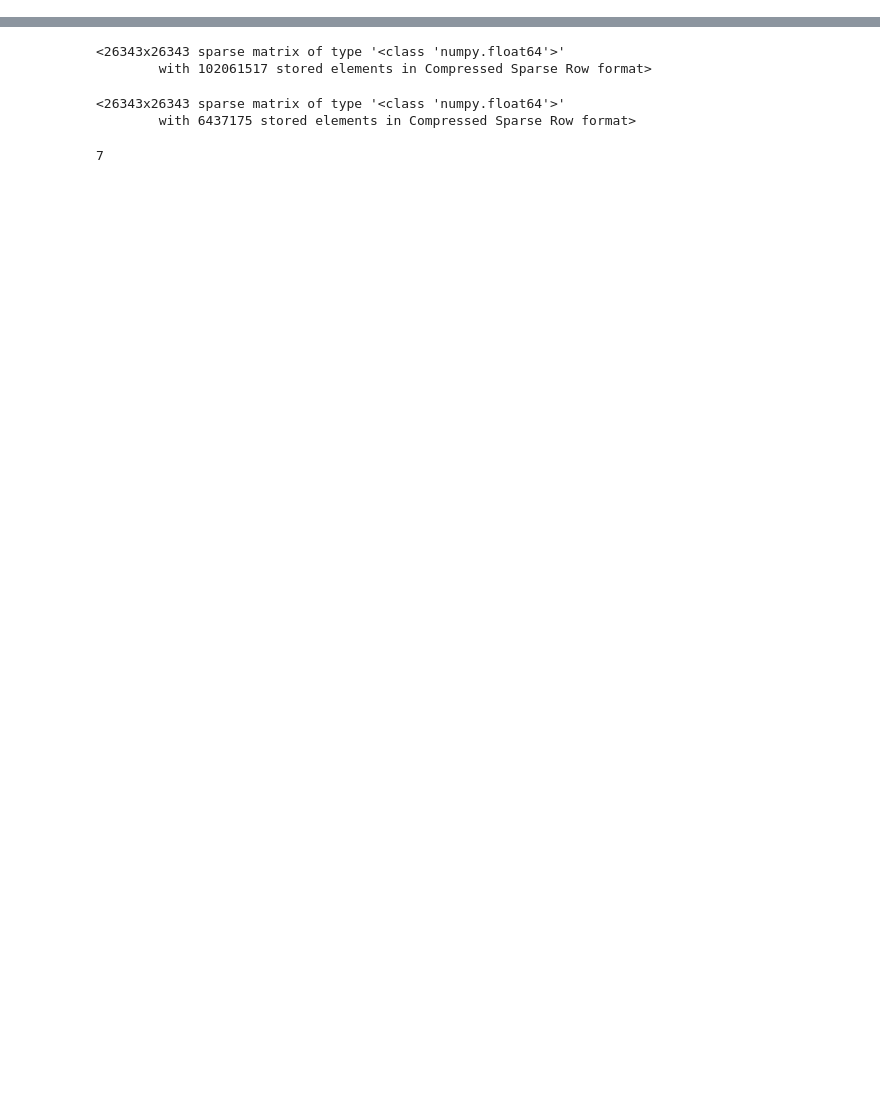
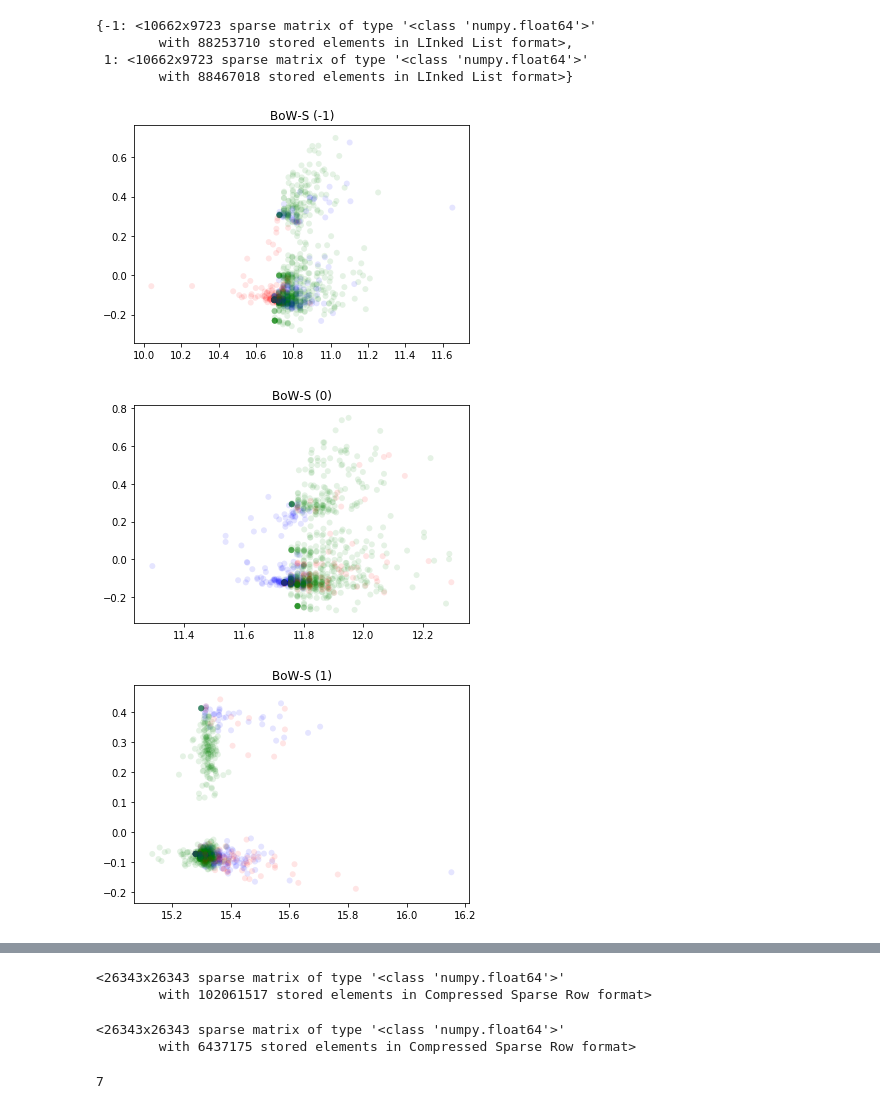
Before and after one commit to UFMG-Database-lab/TGA, a Jupyter notebook: ipython/c-bow-features.ipynb, the cells around one changed output, grey strips where cells are left out. Saved outputs shown, nothing was run; the diff lists cells and outputs as text; code cells hidden in the pictures; blank space fills up the shorter version.

```diff
--- a/ipython/c-bow-features.ipynb
+++ b/ipython/c-bow-features.ipynb
@@ -27,0 +188,5 @@ def read_dataset(pathname):
+# %%
+texts,scores = read_dataset('../../datasets/newsdatasets/sentiment/3Label/vader_amazon/')
+# %%
+bows = BoWS()
+X = bows.fit_transform(texts, scores)
@@ -27,0 +198,19 @@ def read_dataset(pathname):
+# %%
+X
+# %% [output]
+{-1: <10662x9723 sparse matrix of type '<class 'numpy.float64'>'
+        with 88253710 stored elements in LInked List format>,
+ 1: <10662x9723 sparse matrix of type '<class 'numpy.float64'>'
+        with 88467018 stored elements in LInked List format>}
+# %%
+colors = { -1: 'red', 0: 'blue', 1: 'green' }
+for c, X_class in X.items():
+    svd = TruncatedSVD(n_components=2, random_state=42)
+    X_embedded = svd.fit_transform(X_class)
+    plt.scatter(X_embedded[:,0], X_embedded[:,1], linewidth=0, c=[ colors[y_] for y_ in scores ], alpha=0.1)
+    plt.title('BoW-S (%d)' % c)
+    plt.show()
+# %% [output]
+[figure, added]
+[figure, added]
+[figure, added]
```
Also changed, not shown: parts of 71 cells of this notebook, 5 other files.
